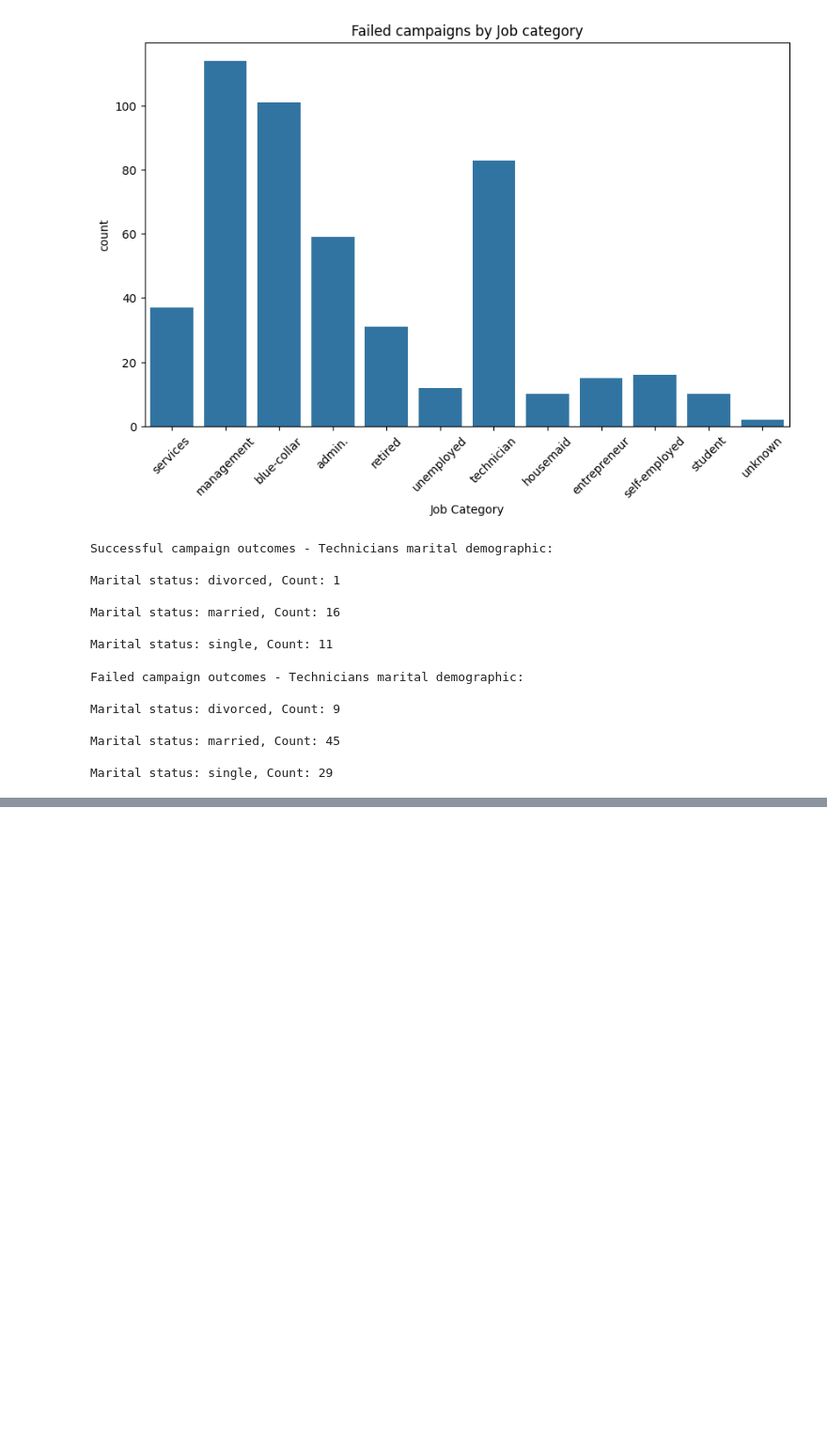
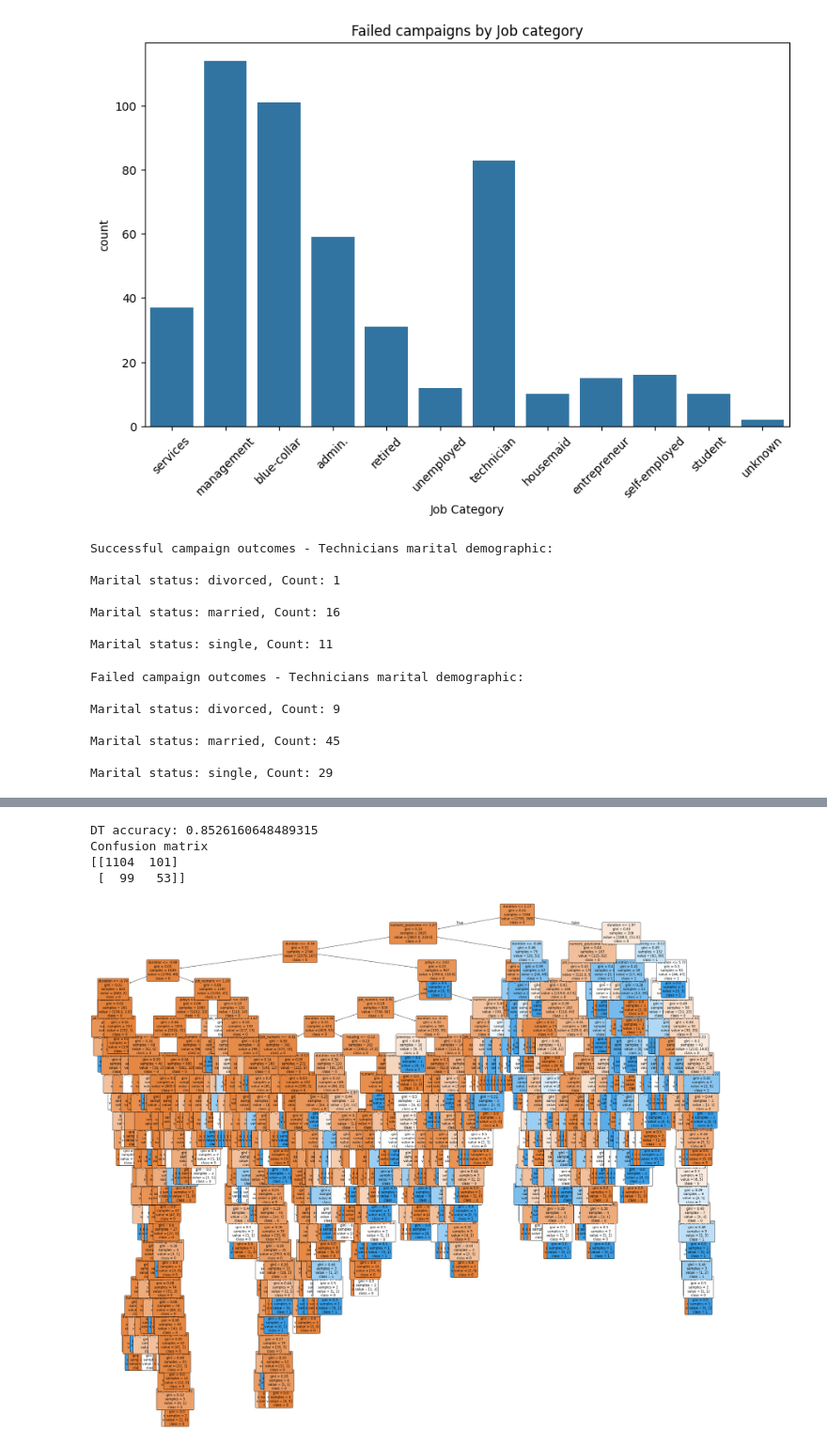
Before and after one commit to Mehtab859/bug-free-octo-fishstick, a Jupyter notebook: bank_notebook.ipynb, the cells around one changed output, grey strips where cells are left out. Shown at 94% size. Drawn from its saved outputs; the diff is of its cells as text; code cells hidden in the pictures; blank space fills up the shorter version.

```diff
--- a/bank_notebook.ipynb
+++ b/bank_notebook.ipynb
@@ -507,0 +491,3 @@ df3.corr(numeric_only=True)
+# %%
+df2['y_numeric'] = pd.factorize(df2['y'])[0]
+df2.corr(numeric_only=True)
@@ -507,0 +621,28 @@ df3.corr(numeric_only=True)
+# %%
+X = df2[['duration', 'housing', 'pdays', 'previous', 'numeric_poutcome', 'job_numeric']]
+y = df2['y']
+X_train, X_test, y_train, y_test = train_test_split(X, y, test_size= 0.3, random_state = 42)
+
+scaler = StandardScaler()
+X_train_scaled = scaler.fit_transform(X_train)
+X_test_scaled = scaler.transform(X_test)
+
+dt_model = DecisionTreeClassifier()
+dt_model.fit(X_train_scaled, y_train)
+y_pred_dt = dt_model.predict(X_test_scaled)
+dt_accuracy = accuracy_score(y_test, y_pred_dt)
+dt_confusion_matrix = confusion_matrix(y_test, y_pred_dt)
+
+print(f"DT accuracy: {dt_accuracy}")
+print("Confusion matrix")
+print(dt_confusion_matrix)
+
+plt.figure(figsize=(40,35))
+plot_tree(dt_model, feature_names = X_train.columns, class_names = ['0', '1'], filled = True, rounded = True, fontsize = 12, precision=2)
+plt.show()
+# %% [output]
+DT accuracy: 0.8526160648489315
+Confusion matrix
+[[1104  101]
+ [  99   53]]
+[figure, added]
```
Also changed, not shown: parts of 28 cells of this notebook.
